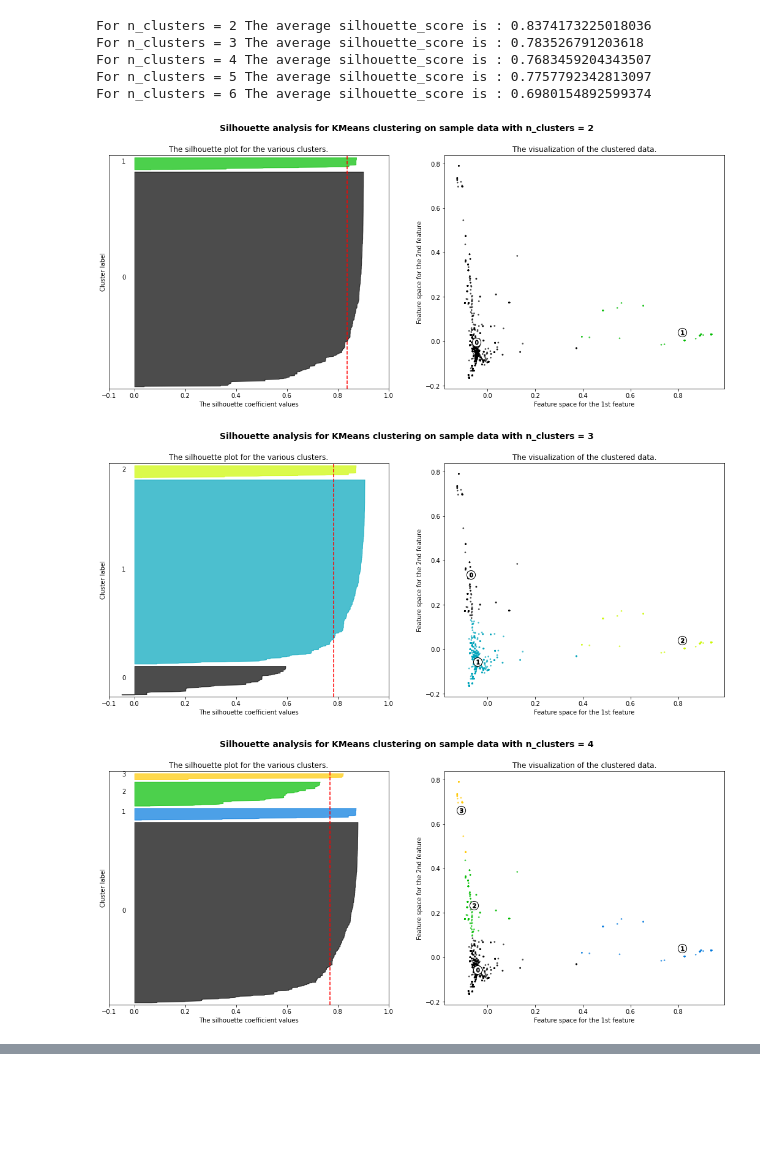
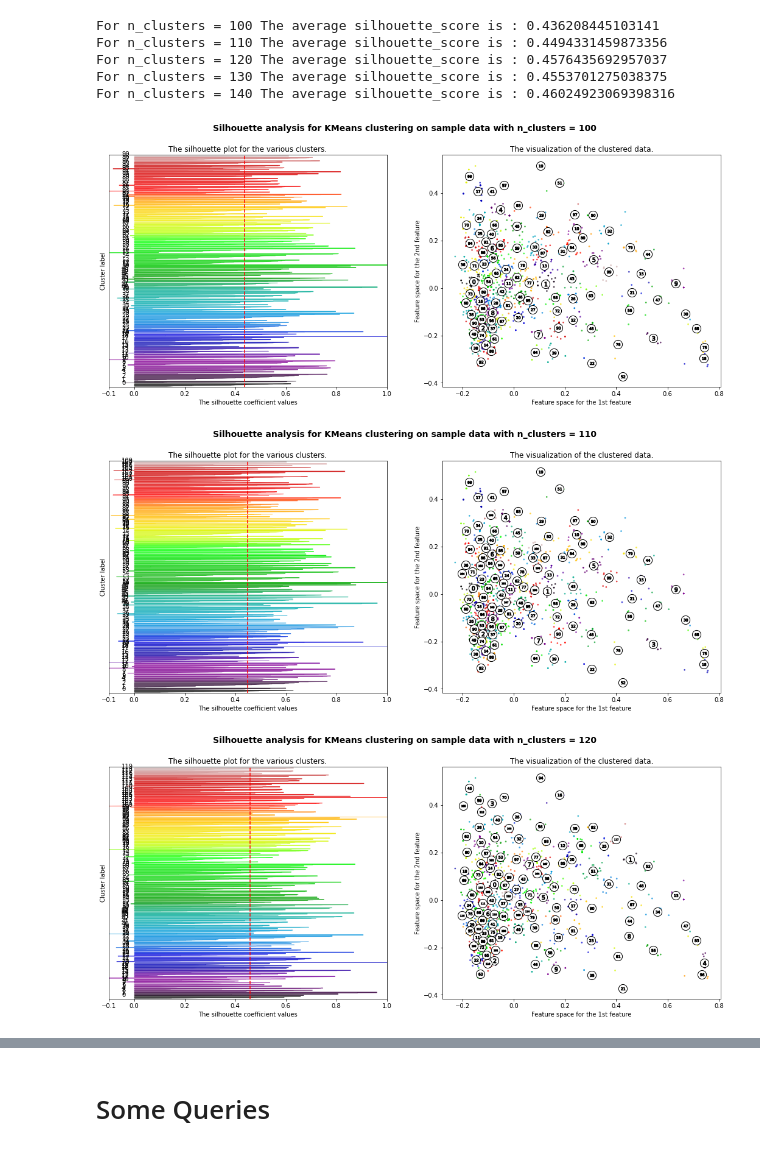
Before and after one commit to librairy/covid19, a Jupyter notebook: atc-codes/cord19-atc-analysis.ipynb, the cells around one changed output, grey strips where cells are left out. Saved outputs shown, nothing was run; the diff lists cells and outputs as text; code cells hidden in the pictures; blank space fills up the shorter version.

Commit message:
updated results

```diff
--- a/atc-codes/cord19-atc-analysis.ipynb
+++ b/atc-codes/cord19-atc-analysis.ipynb
@@ -93,9 +131,16 @@ Wall time: 225 ms
 # %%
+from matplotlib import pyplot as plt
 from sklearn.decomposition import PCA
+
+temp_list = []
+for i in vector:
+    temp_list.append(list(i.A[0]))
+
+
 pca = PCA(n_components=2)
-x_matrix = tfidf_matrix.todense()
-pca.fit(x_matrix)
-X = pca.transform(x_matrix)
+x_matrix = vector.todense()
+pca.fit(temp_list)
+X = pca.transform(temp_list)
 
 
 fig, ax = plt.subplots(figsize=(20, 12))
@@ -156,0 +202,23 @@ Wall time: 36.9 ms
+# %%
+solr = pysolr.Solr('http://librairy.linkeddata.es/data/atc')
+
+atc_code_sample = "J05AB01"
+atc_code_name = ""
+for result in solr.search("code_s:"+atc_code_sample):
+    atc_code_name = result['label_t']
+
+sample_idx = labelList.index(atc_code_sample)
+sample_cluster = clusters[sample_idx]
+print("Cluster #", sample_cluster)
+
+i = 0;
+founds = []
+for cluster in clusters:
+    if (cluster == sample_cluster):
+        founds.append(labelList[i])
+    i+=1
+print(len(founds),"drugs found related to",atc_code_sample,":",atc_code_name)
+max = 10
+for found in founds:
+    for atc_code in solr.search("code_s:"+found):
+        print("->",atc_code['code_s'],":",atc_code['label_t'])
@@ -211,7 +297,7 @@ import matplotlib.pyplot as plt
 import matplotlib.cm as cm
 import numpy as np
 
-range_n_clusters = [2, 3, 4, 5, 6]
+range_n_clusters = [100, 110, 120, 130, 140]
 
 for n_clusters in range_n_clusters:
     # Create a subplot with 1 row and 2 columns
@@ -272,38 +358,38 @@ for n_clusters in range_n_clusters:
     ax1.axvline(x=silhouette_avg, color="red", linestyle="--")
 
     ax1.set_yticks([])  # Clear the yaxis labels / ticks
     ax1.set_xticks([-0.1, 0, 0.2, 0.4, 0.6, 0.8, 1])
 
     # 2nd Plot showing the actual clusters formed
     colors = cm.nipy_spectral(cluster_labels.astype(float) / n_clusters)
     ax2.scatter(X[:, 0], X[:, 1], marker='.', s=30, lw=0, alpha=0.7,
                 c=colors, edgecolor='k')
 
     # Labeling the clusters
     centers = clusterer.cluster_centers_
     # Draw white circles at cluster centers
     ax2.scatter(centers[:, 0], centers[:, 1], marker='o',
                 c="white", alpha=1, s=200, edgecolor='k')
 
     for i, c in enumerate(centers):
         ax2.scatter(c[0], c[1], marker='$%d$' % i, alpha=1,
                     s=50, edgecolor='k')
 
     ax2.set_title("The visualization of the clustered data.")
     ax2.set_xlabel("Feature space for the 1st feature")
     ax2.set_ylabel("Feature space for the 2nd feature")
 
     plt.suptitle(("Silhouette analysis for KMeans clustering on sample data "
                   "with n_clusters = %d" % n_clusters),
                  fontsize=14, fontweight='bold')
 
 plt.show()
 # %% [output]
-For n_clusters = 2 The average silhouette_score is : 0.8374173225018036
-For n_clusters = 3 The average silhouette_score is : 0.783526791203618
-For n_clusters = 4 The average silhouette_score is : 0.7683459204343507
-For n_clusters = 5 The average silhouette_score is : 0.7757792342813097
-For n_clusters = 6 The average silhouette_score is : 0.6980154892599374
+For n_clusters = 100 The average silhouette_score is : 0.436208445103141
+For n_clusters = 110 The average silhouette_score is : 0.4494331459873356
+For n_clusters = 120 The average silhouette_score is : 0.4576435692957037
+For n_clusters = 130 The average silhouette_score is : 0.4553701275038375
+For n_clusters = 140 The average silhouette_score is : 0.46024923069398316
-[figure, old version]
+[figure, new version]
-[figure, old version]
+[figure, new version]
-[figure, old version]
+[figure, new version]
@@ -311,0 +398,2 @@ For n_clusters = 6 The average silhouette_score is : 0.6980154892599374
+# %% [markdown]
+# Some Queries
```
Also changed, not shown: parts of 14 cells of this notebook, 11 other files.
